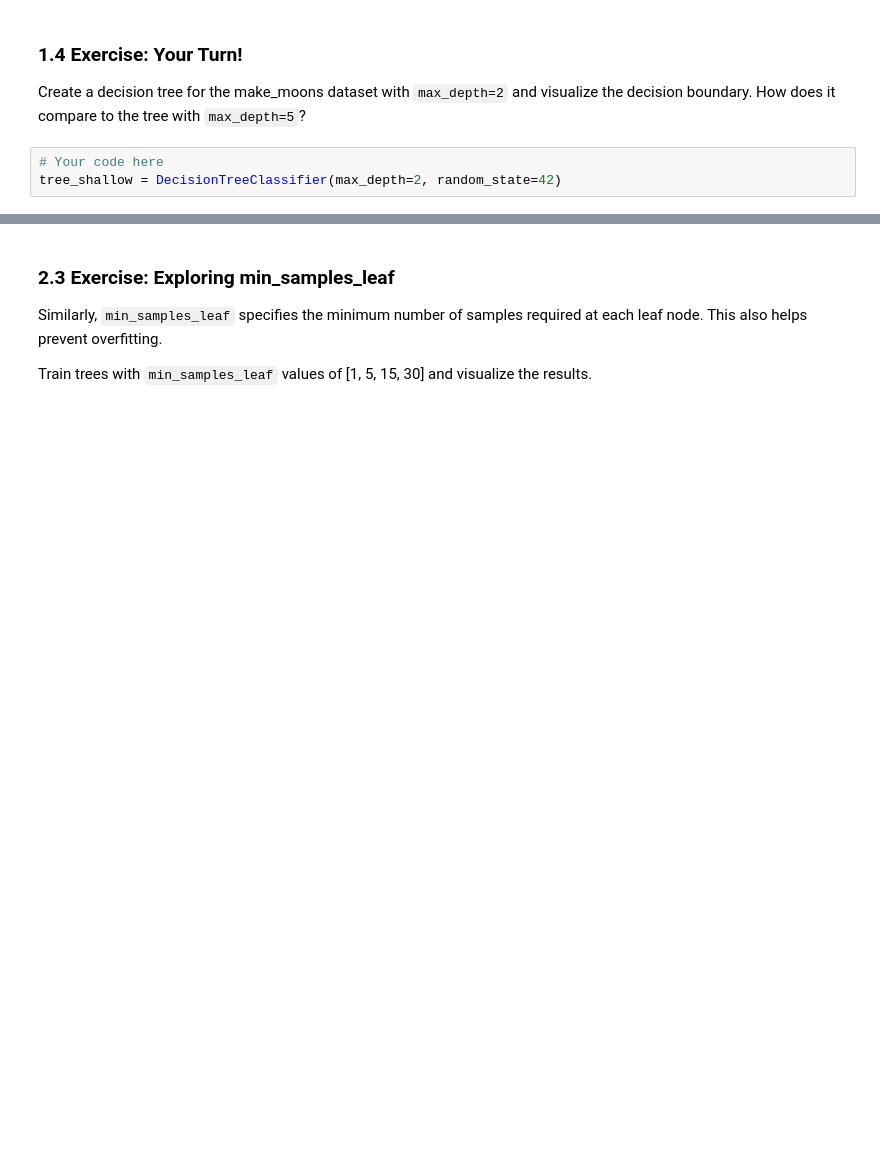
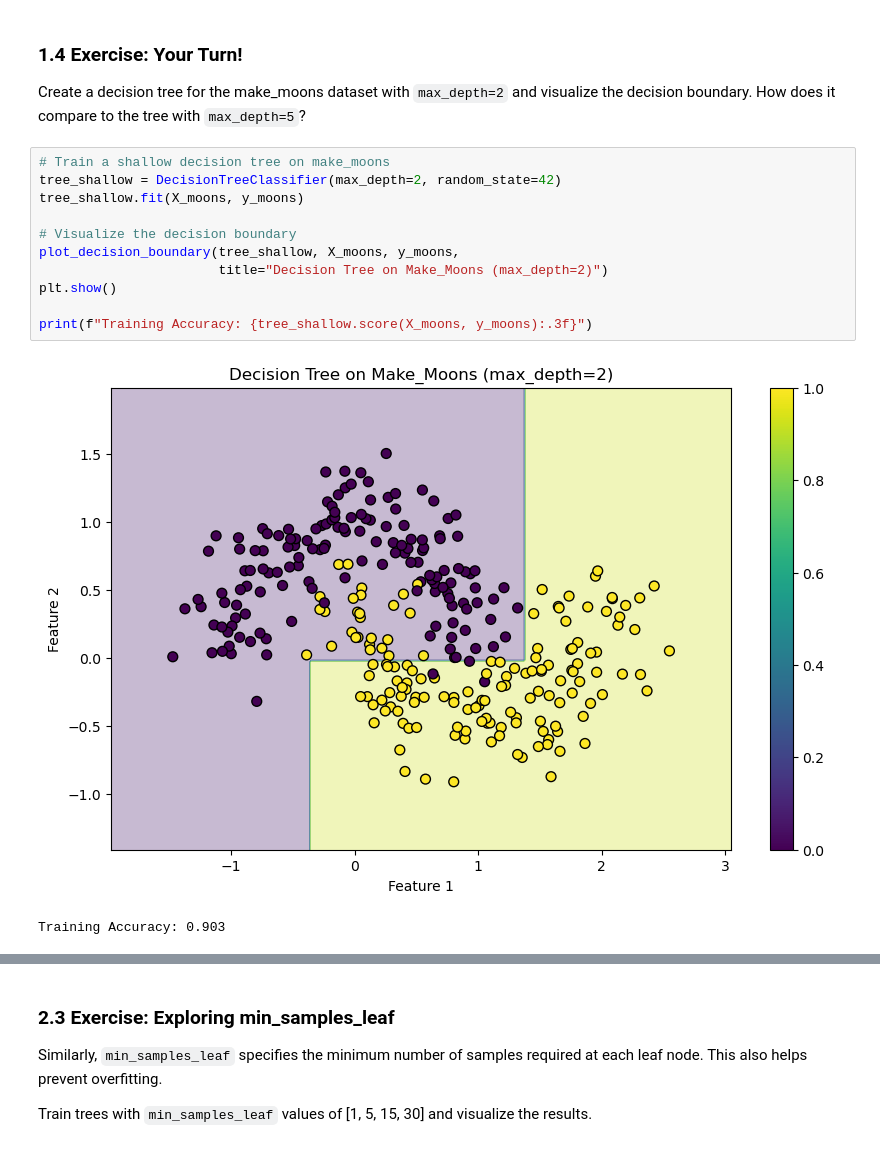
Before and after one commit to TiffanyYongNgikChee/machine-learning, a Jupyter notebook: Week 5 Files-20260216/Decision Trees Lab.ipynb, the cells around one changed output, grey strips where cells are left out. Cells and saved outputs as stored; diff of their text form; blank space fills up the shorter version.

```diff
--- a/Week 5 Files-20260216/Decision Trees Lab.ipynb
+++ b/Week 5 Files-20260216/Decision Trees Lab.ipynb
@@ -117,7 +128,18 @@ print(f"Training Accuracy: {tree_blobs.score(X_blobs, y_blobs):.3f}")
 ### 1.4 Exercise: Your Turn!
 
 Create a decision tree for the make_moons dataset with `max_depth=2` and visualize the decision boundary. How does it compare to the tree with `max_depth=5`?
-# %%
-# Your code here
-tree_shallow = DecisionTreeClassifier(max_depth=2, random_state=42)
+# %%
+# Train a shallow decision tree on make_moons
+tree_shallow = DecisionTreeClassifier(max_depth=2, random_state=42)
+tree_shallow.fit(X_moons, y_moons)
+
+# Visualize the decision boundary
+plot_decision_boundary(tree_shallow, X_moons, y_moons,
+                       title="Decision Tree on Make_Moons (max_depth=2)")
+plt.show()
+
+print(f"Training Accuracy: {tree_shallow.score(X_moons, y_moons):.3f}")
+# %% [output]
+[figure, added]
+Training Accuracy: 0.903
 # %% [markdown]
```
Also changed, not shown: parts of 20 cells of this notebook, 1 other file.
